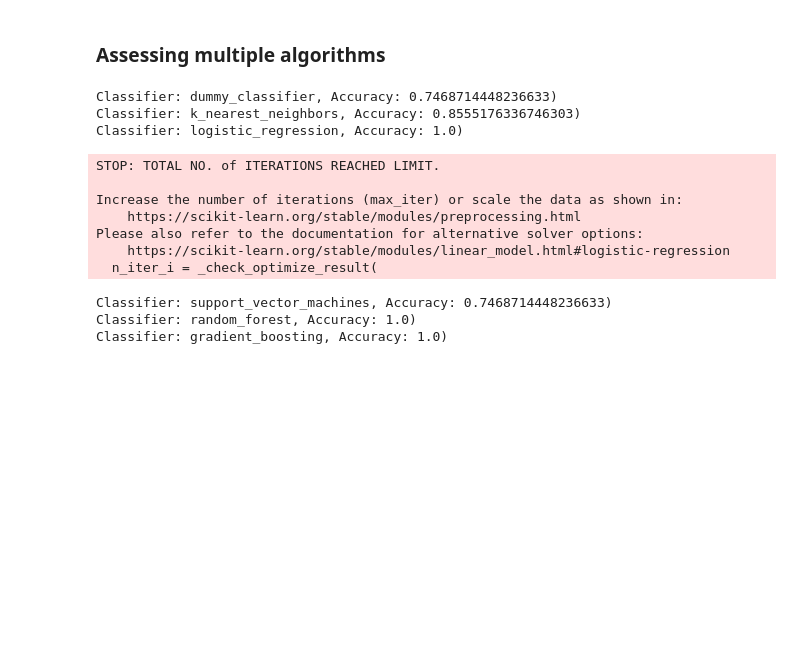
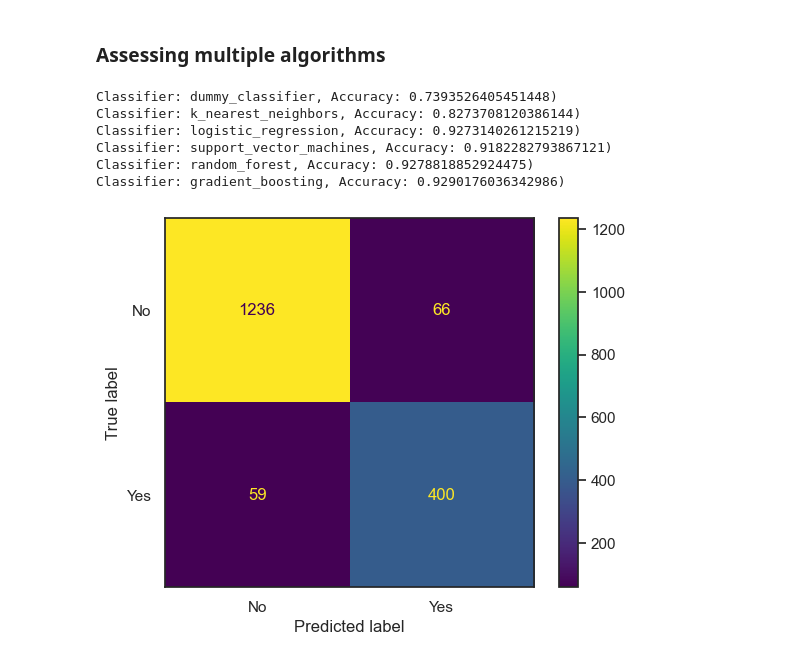
Before and after one commit to andnaufal/Customer-Churn-Analysis-Data-Science-Project, a Jupyter notebook: notebooks/Customer-Churn-Analysis-Project.ipynb, the cells around one changed output. Drawn from its saved outputs; the diff is of its cells as text; code cells hidden in the pictures; blank space fills up the shorter version.

```diff
--- a/Customer Churn Analysis Data Science Project.ipynb
+++ b/notebooks/Customer-Churn-Analysis-Project.ipynb
@@ -388,20 +444,12 @@ from sklearn.ensemble import RandomForestClassifier, GradientBoostingClassifier
 # %%
-def create_models(seed=2):
-    '''
-    Create a list of machine learning models.
-            Parameters:
-                    seed (integer): random seed of the models
-            Returns:
-                    models (list): list containing the models
-    '''
-
+def create_models():
     models = []
-    models.append(('dummy_classifier', DummyClassifier(random_state=seed, strategy='most_frequent')))
+    models.append(('dummy_classifier', DummyClassifier()))
     models.append(('k_nearest_neighbors', KNeighborsClassifier()))
-    models.append(('logistic_regression', LogisticRegression(random_state=seed)))
-    models.append(('support_vector_machines', SVC(random_state=seed)))
-    models.append(('random_forest', RandomForestClassifier(random_state=seed)))
-    models.append(('gradient_boosting', GradientBoostingClassifier(random_state=seed)))
+    models.append(('logistic_regression', LogisticRegression()))
+    models.append(('support_vector_machines', SVC()))
+    models.append(('random_forest', RandomForestClassifier()))
+    models.append(('gradient_boosting', GradientBoostingClassifier()))
 
     return models
 # %%
@@ -414,9 +462,9 @@ names = []
 scoring = 'accuracy'
 for name, model in models:
     # fit the model with the training data
-    model.fit(X_train, y_train).predict(X_test)
+    model.fit(x_train, y_train).predict(x_test)
     # make predictions with the testing data
-    predictions = model.predict(X_test)
+    predictions = model.predict(x_test)
     # calculate accuracy
     accuracy = accuracy_score(y_test, predictions)
     # append the model name and the accuracy to the lists
@@ -425,16 +473,32 @@ for name, model in models:
     # print classifier accuracy
     print('Classifier: {}, Accuracy: {})'.format(name, accuracy))
 # %% [output]
-Classifier: dummy_classifier, Accuracy: 0.7468714448236633)
-Classifier: k_nearest_neighbors, Accuracy: 0.8555176336746303)
-Classifier: logistic_regression, Accuracy: 1.0)
+Classifier: dummy_classifier, Accuracy: 0.7393526405451448)
+Classifier: k_nearest_neighbors, Accuracy: 0.8273708120386144)
+Classifier: logistic_regression, Accuracy: 0.9273140261215219)
+Classifier: support_vector_machines, Accuracy: 0.9182282793867121)
+Classifier: random_forest, Accuracy: 0.9278818852924475)
+Classifier: gradient_boosting, Accuracy: 0.9290176036342986)
-STOP: TOTAL NO. of ITERATIONS REACHED LIMIT.
-
-Increase the number of iterations (max_iter) or scale the data as shown in:
-    https://scikit-learn.org/stable/modules/preprocessing.html
-Please also refer to the documentation for alternative solver options:
-    https://scikit-learn.org/stable/modules/linear_model.html#logistic-regression
-  n_iter_i = _check_optimize_result(
-Classifier: support_vector_machines, Accuracy: 0.7468714448236633)
-Classifier: random_forest, Accuracy: 1.0)
-Classifier: gradient_boosting, Accuracy: 1.0)
+# %%
+from sklearn.metrics import ConfusionMatrixDisplay
+from sklearn.metrics import confusion_matrix
+import os
+clf = GradientBoostingClassifier()
+#establishing random_state for reproducibility
+clf.fit(x_train, y_train)
+y_pred = clf.predict(x_test)
+
+# Compute confusion matrix
+cm = confusion_matrix(y_test, clf.predict(x_test), labels=clf.classes_)
+
+# Define title and color
+title = "kndjdfs"
+color = 'black'
+
+# Display confusion matrix
+disp = ConfusionMatrixDisplay(confusion_matrix=cm, display_labels=clf.classes_)
+disp.plot()
+
+plt.show()
+# %% [output]
+[figure, added]
```
Also changed, not shown: parts of 85 cells of this notebook, 31 other files.
